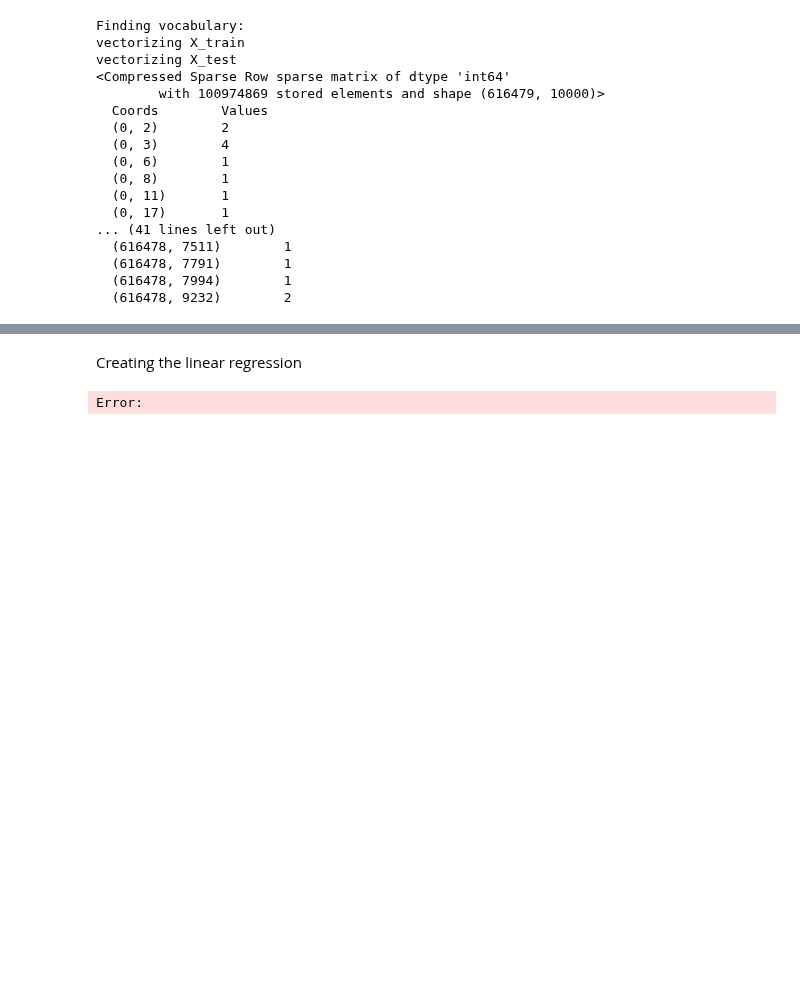
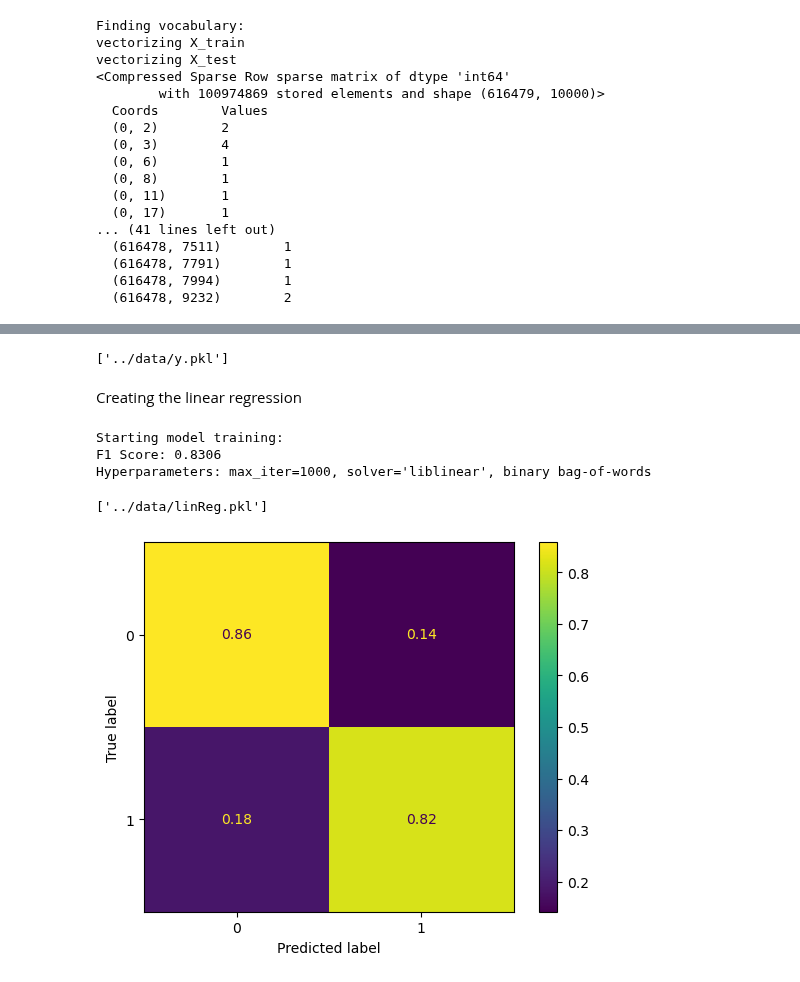
Before and after one commit to Laplace0000/GDS_TwoTime, a Jupyter notebook: src/project.ipynb, the cells around one changed output, grey strips where cells are left out. Drawn from its saved outputs; the diff is of its cells as text; code cells hidden in the pictures; blank space fills up the shorter version.

Commit message:
trained!

```diff
--- a/src/project.ipynb
+++ b/src/project.ipynb
@@ -527,7 +502,13 @@ one
+# %%
+#store data
+joblib.dump((rowsFreq, test_rowsFreq), dataPath + "rowsFreq.pkl")
+joblib.dump((y_train, y_test), dataPath + "y.pkl")
+# %% [output]
+['../data/y.pkl']
 # %% [markdown]
 Creating the linear regression
 # %%
-scaler = StandardScaler()
+scaler = StandardScaler(with_mean=False)
 
 #y_train = y_train.replace(r'^(reliable|clickbait|political)$', '1', regex=True)
 #y_test = y_test.replace(r'^(reliable|clickbait|political)$', '1', regex=True)
@@ -537,9 +518,10 @@ scaler = StandardScaler()
 #y_train = y_train.astype(int)
 #y_test = y_test.astype(int)
 
-X_train_scale = scaler.fit_transform(rowsFreq.toarray())
-X_test_scale = scaler.transform(test_rowsFreq.toarray())
-linReg = LogisticRegression(max_iter=1000, solver='liblinear', random_state=42)
+X_train_scale = scaler.fit_transform(rowsFreq)
+X_test_scale = scaler.transform(test_rowsFreq)
+print("Starting model training:")
+linReg = LogisticRegression(max_iter=1000, solver='liblinear', random_state=42)#, class_weight="balanced")
 linReg.fit(X_train_scale, y_train)
 
 y_pred = linReg.predict(X_test_scale)
@@ -549,4 +531,30 @@ f1 = f1_score(y_test, y_pred)
 print(f"F1 Score: {f1:.4f}")
 print(f"Hyperparameters: max_iter=1000, solver='liblinear', binary bag-of-words")
 # %% [output]
-Error:
+Starting model training:
+F1 Score: 0.8306
+Hyperparameters: max_iter=1000, solver='liblinear', binary bag-of-words
+# %%
+# Save model
+joblib.dump(linReg, dataPath + "linReg.pkl")
+# %% [output]
+['../data/linReg.pkl']
+# %%
+# Reload data
+linReg = joblib.load(dataPath + "linReg.pkl")
+(rowsFreq, test_rowsFreq) = joblib.load(dataPath + "rowsFreq.pkl")
+(y_train, y_test) = joblib.load(dataPath + "y.pkl")
+
+scaler = StandardScaler(with_mean=False)
+X_train_scale = scaler.fit_transform(rowsFreq)
+X_test_scale = scaler.transform(test_rowsFreq)
+
+y_pred = linReg.predict(X_test_scale)
+# %%
+#Visualize
+cm = confusion_matrix(y_test, y_pred, normalize='true')
+disp = ConfusionMatrixDisplay(confusion_matrix=cm, display_labels=linReg.classes_)
+disp.plot()
+plt.show()
+# %% [output]
+[figure, added]
```
Also changed, not shown: parts of 2 cells of this notebook.
